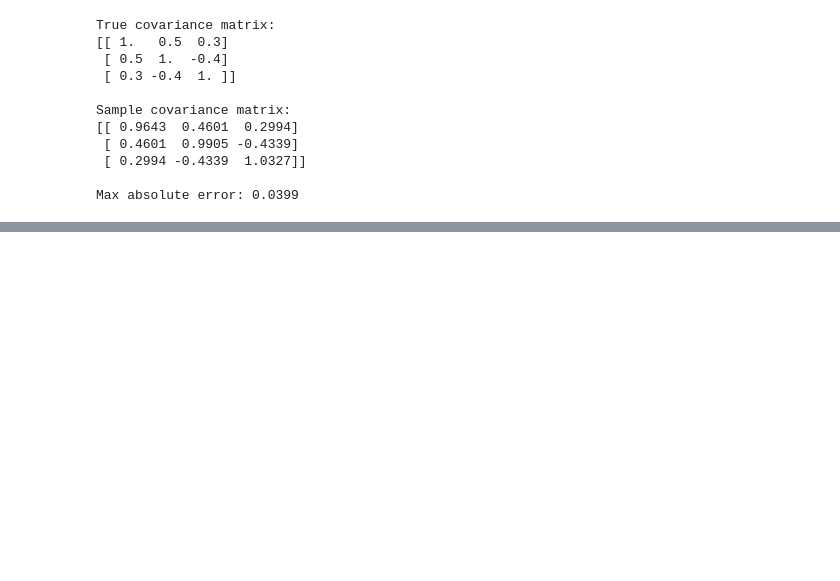
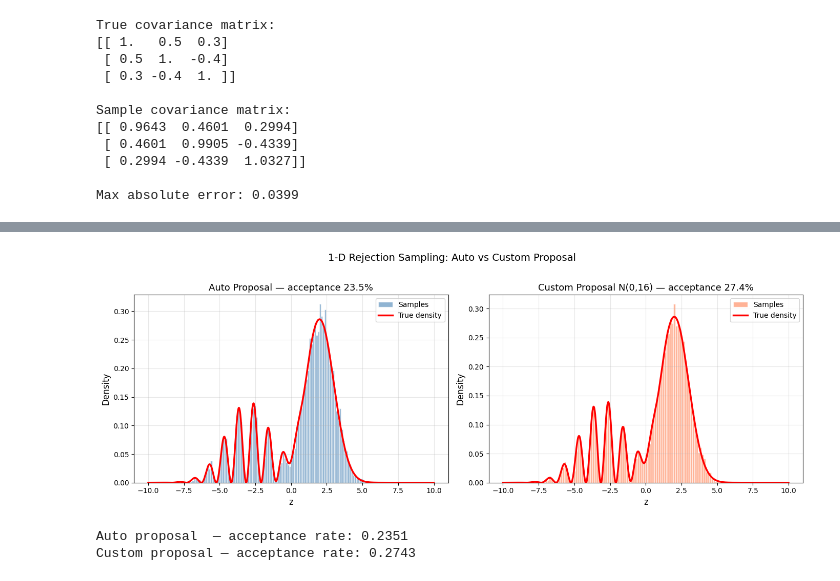
Before and after one commit to mkmishra2000/Sampling-from-a-distribution, a Jupyter notebook: Sampling.ipynb, the cells around one changed output, grey strips where cells are left out. Drawn from its saved outputs; the diff is of its cells as text; code cells hidden in the pictures; blank space fills up the shorter version.

Commit message:
Added Rejection sampling, method and testing function

```diff
--- a/Sampling.ipynb
+++ b/Sampling.ipynb
@@ -1228,0 +1406,63 @@ Max absolute error: 0.0399
+# %%
+# ── 1-D Rejection Sampling Test: Multimodal target ──
+import numpy as np
+import matplotlib.pyplot as plt
+from disSamplePackage.sampler import sampler
+
+sam = sampler()
+
+# Unnormalized multimodal target
+def p_tilde(z):
+    return (np.exp(-0.5*(z - 2)**2)
+            + 0.5*np.exp(-0.2*(z + 3)**2)*np.sin(3*z)**2)
+
+# ── Test 1: Auto proposal (default) ──
+samples_auto, rate_auto = sam.RejectionSampling(
+    p_tilde, n_samples=10_000, x_range=(-10, 10)
+)
+
+# ── Test 2: Custom proposal ──
+sigma_q = 4.0
+q_pdf = lambda z: (1/(np.sqrt(2*np.pi)*sigma_q)) * np.exp(-0.5*(z/sigma_q)**2)
+sample_q = lambda: np.random.normal(0, sigma_q)
+
+samples_custom, rate_custom = sam.RejectionSampling(
+    p_tilde, n_samples=10_000, x_range=(-10, 10),
+    q_pdf=q_pdf, sample_q=sample_q
+)
+
+# ── Visualization ──
+z_plot = np.linspace(-10, 10, 1000)
+p_true = p_tilde(z_plot)
+p_true /= np.trapezoid(p_true, z_plot)
+
+fig, axes = plt.subplots(1, 2, figsize=(14, 5))
+
+axes[0].hist(samples_auto, bins=120, density=True, alpha=0.6,
+             color='steelblue', edgecolor='white', label='Samples')
+axes[0].plot(z_plot, p_true, 'r', lw=2.5, label='True density')
+axes[0].set_xlabel("z", fontsize=12)
+axes[0].set_ylabel("Density", fontsize=12)
+axes[0].set_title(f"Auto Proposal — acceptance {rate_auto:.1%}", fontsize=13)
+axes[0].legend(fontsize=10)
+axes[0].grid(True, alpha=0.3)
+
+axes[1].hist(samples_custom, bins=120, density=True, alpha=0.6,
+             color='coral', edgecolor='white', label='Samples')
+axes[1].plot(z_plot, p_true, 'r', lw=2.5, label='True density')
+axes[1].set_xlabel("z", fontsize=12)
+axes[1].set_ylabel("Density", fontsize=12)
+axes[1].set_title(f"Custom Proposal N(0,16) — acceptance {rate_custom:.1%}", fontsize=13)
+axes[1].legend(fontsize=10)
+axes[1].grid(True, alpha=0.3)
+
+fig.suptitle("1-D Rejection Sampling: Auto vs Custom Proposal", fontsize=14, y=1.02)
+fig.tight_layout()
+plt.show()
+
+print(f"Auto proposal  — acceptance rate: {rate_auto:.4f}")
+print(f"Custom proposal — acceptance rate: {rate_custom:.4f}")
+# %% [output]
+[figure, added]
+Auto proposal  — acceptance rate: 0.2351
+Custom proposal — acceptance rate: 0.2743
```
Also changed, not shown: parts of 7 cells of this notebook, 1 other file.
